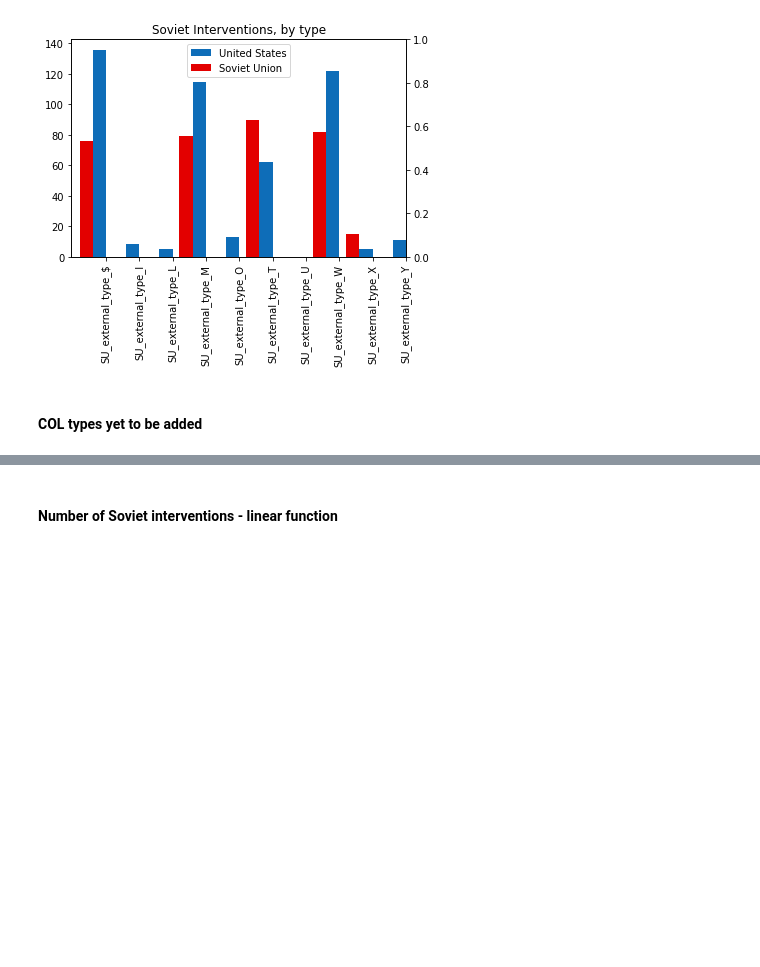
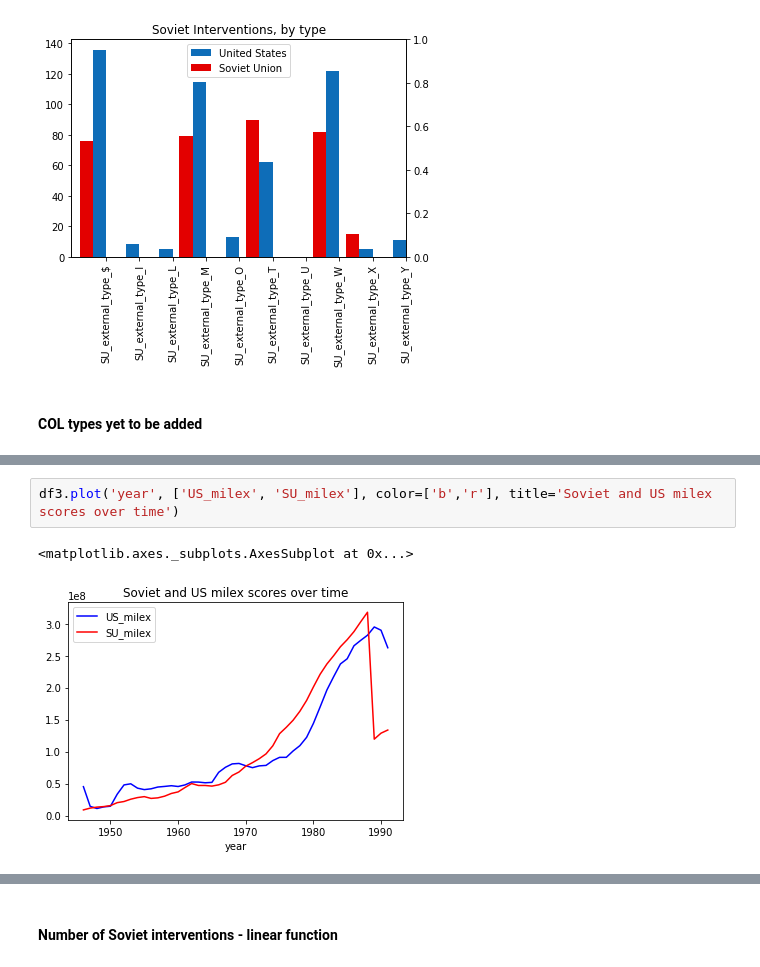
Before and after one commit to Jasper-Koops/Thesis-Cold_War_Interventions, a Jupyter notebook: Analysis.ipynb, the cells around one changed output, grey strips where cells are left out. Drawn from its saved outputs; the diff is of its cells as text; blank space fills up the shorter version.

```diff
--- a/Analysis.ipynb
+++ b/Analysis.ipynb
@@ -232 +256,6 @@ Text(0.5,1,'SU interventions, US cincscore')
+# %%
+df3.plot('year', ['US_milex', 'SU_milex'], color=['b','r'], title='Soviet and US milex scores over time')
+# %% [output]
+<matplotlib.axes._subplots.AxesSubplot at 0x...>
+[figure, added]
 # %%
```
Also changed, not shown: parts of 23 cells of this notebook.
